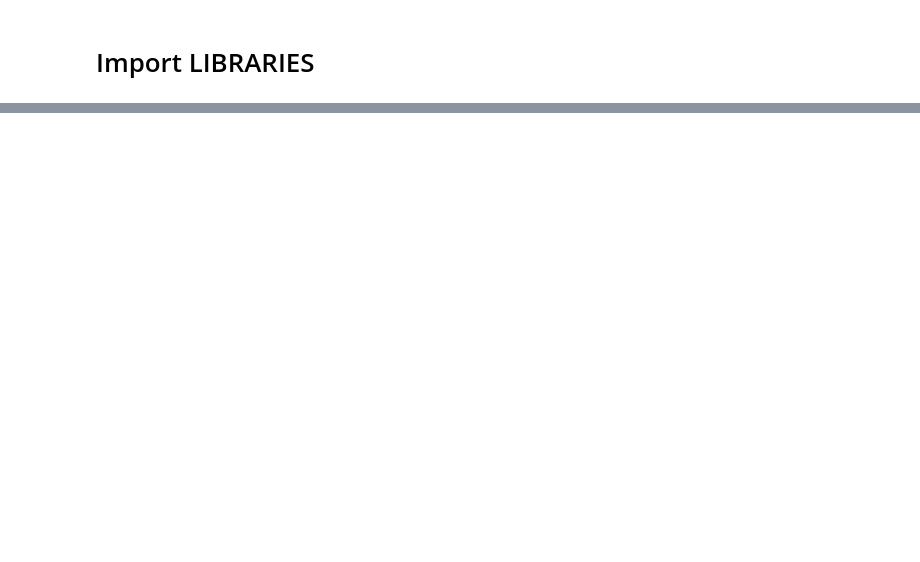
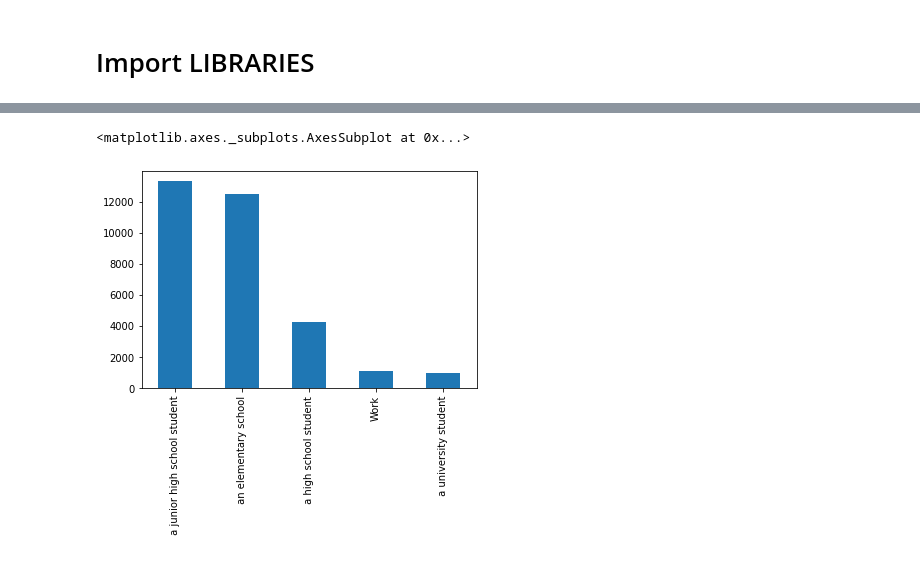
Before and after one commit to UniqueCODER/AlgorithmsPython, a Jupyter notebook: Botnoi_ChatAnalysis.ipynb, the cells around one changed output, grey strips where cells are left out. Saved outputs shown, nothing was run; the diff lists cells and outputs as text; code cells hidden in the pictures; blank space fills up the shorter version.

```diff
--- a/Botnoi_ChatAnalysis.ipynb
+++ b/Botnoi_ChatAnalysis.ipynb
@@ -56,9 +109,9 @@ df.tail(
 # %%
 import re as re
 def search_words(text):
-    result = re.findall(r'\b[high school|junior|elementary|university|work|student]+\b', text)
+    result = re.findall(r'\b[high school|junior|elementary|university|Work|student]+\b', text)
     return " ".join(result)
 # %%
-df[1]=df[1].apply(lambda x : search_words(x))
+df['P1']=df['P1'].apply(lambda x : search_words(x))
 print(df)
 # %% [output]
@@ -79 +140,7 @@ print(df)
+# %%
+demographics = df['P1'].value_counts()
+demographics.plot.bar()
+# %% [output]
+<matplotlib.axes._subplots.AxesSubplot at 0x...>
+[figure, added]
 # %%
```
Also changed, not shown: parts of 24 cells of this notebook.
